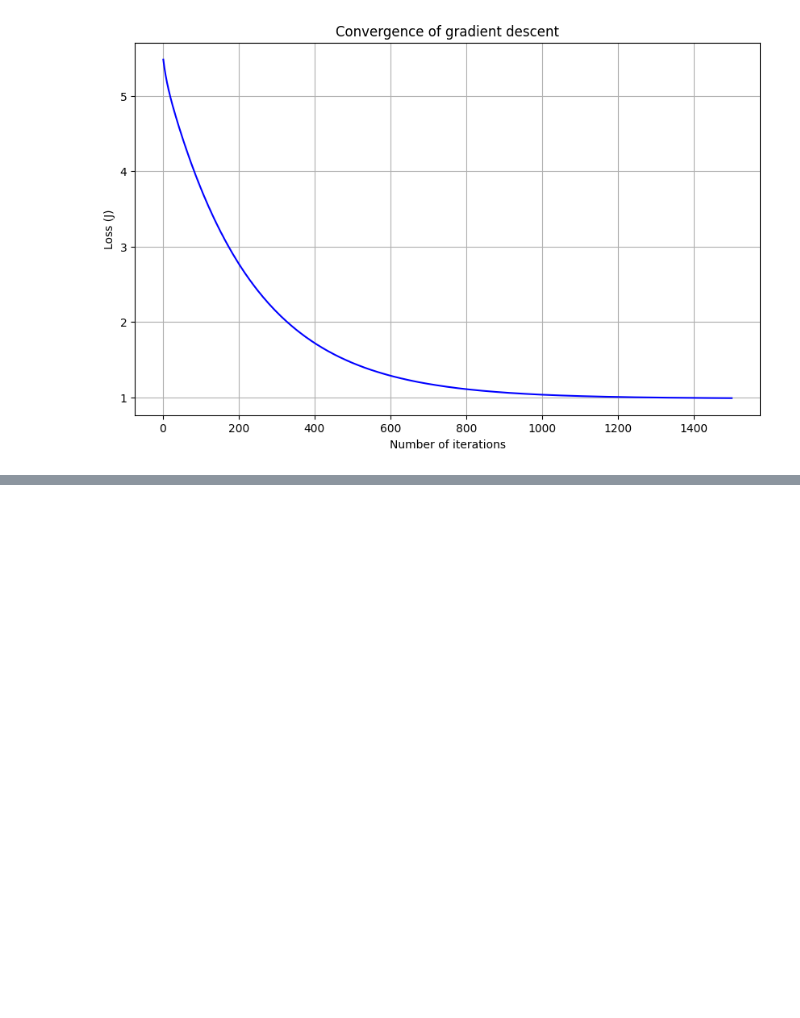
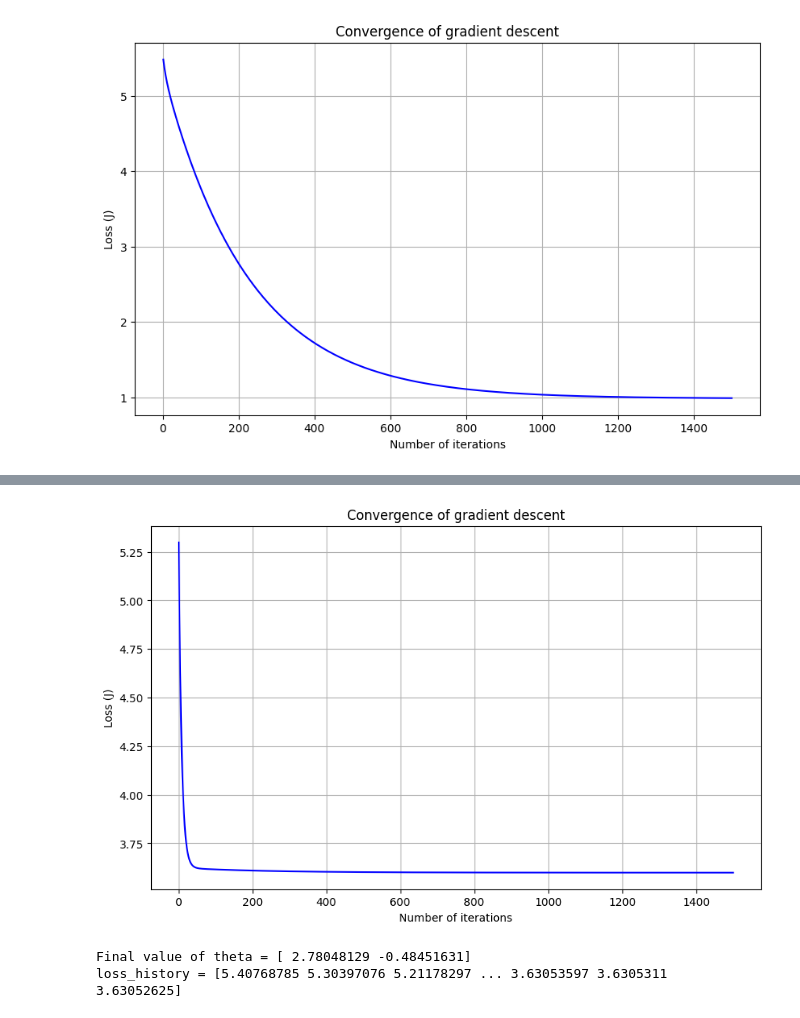
Before and after one commit to swetzel1/introduction_to_ml, a Jupyter notebook: hw1_problem1.ipynb, the cells around one changed output, grey strips where cells are left out. Drawn from its saved outputs; the diff is of its cells as text; code cells hidden in the pictures; blank space fills up the shorter version.

```diff
--- a/hw1_problem1.ipynb
+++ b/hw1_problem1.ipynb
@@ -185,0 +227,14 @@ plt.show()
+# %%
+#plot the convergence of gradient decent
+plt.plot(range(1, iterations + 1), loss_history, color='blue')
+plt.rcParams["figure.figsize"] = (10, 6)
+plt.grid(True)
+
+plt.xlabel('Number of iterations')
+plt.ylabel('Loss (J)')
+plt.title('Convergence of gradient descent')
+
+# Show the plot
+plt.show()
+# %% [output]
+[figure, added]
@@ -185,0 +247,13 @@ plt.show()
+# %%
+#run gradient decent
+
+theta = [0., 0.] #initialize
+iterations = 1500
+alpha = 0.01
+
+theta, loss_history = gradient_descent(X, y, theta, alpha, iterations)
+print('Final value of theta =', theta)
+print('loss_history =', loss_history)
+# %% [output]
+Final value of theta = [ 2.78048129 -0.48451631]
+loss_history = [5.40768785 5.30397076 5.21178297 ... 3.63053597 3.6305311  3.63052625]
```
Also changed, not shown: parts of 11 cells of this notebook.
